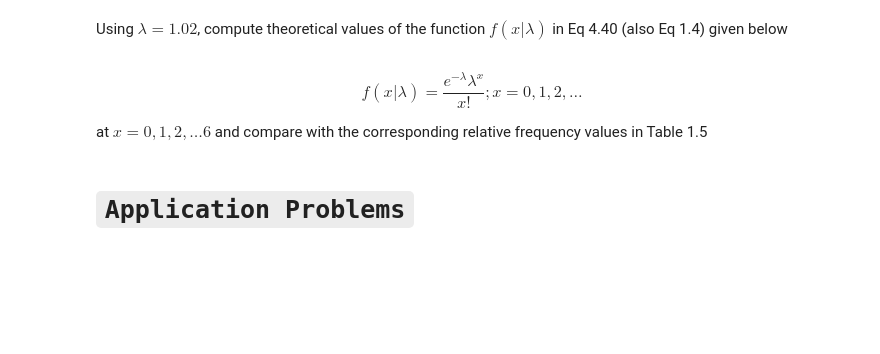
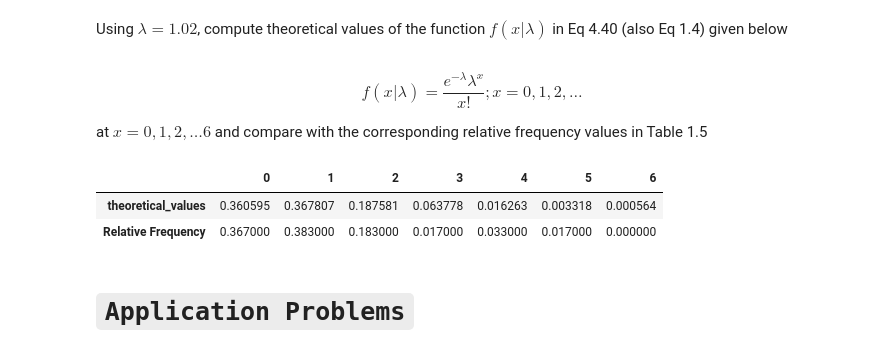
Before and after one commit to ayushi-b/Random_Phenomena_by_Babatunde_Ogunnaike, a Jupyter notebook: Chapter 1/Chapter 1.ipynb, the cells around one changed output. Drawn from its saved outputs; the diff is of its cells as text; code cells hidden in the pictures; blank space fills up the shorter version.

```diff
--- a/Chapter 1/Chapter 1.ipynb
+++ b/Chapter 1/Chapter 1.ipynb
@@ -425,6 +648,28 @@ f(x|\lambda) = \frac{e^{-\lambda}\lambda^x}{x!}; x= 0, 1, 2,\ldots
 $$
 
 at $x= 0, 1, 2, \ldots 6$ and compare with the corresponding relative frequency values in Table 1.5
+# %%
+def function_of_x(x, lmbda=1.02):
+    value = (np.exp(-lmbda)*(lmbda**x))/math.factorial(x)
+    return value
+
+center_points = list(range(0,7))
+
+theoretical_values = []
+for centre_pt in center_points:
+    theoretical_values.append(function_of_x(centre_pt))
+
+comparision_df = pd.DataFrame(
+    [theoretical_values, table1_5['Relative Frequency'].values.tolist()],
+    columns=center_points,
+    index=['theoretical_values', 'Relative Frequency']
+)
+
+comparision_df
+# %% [output]
+|  | 0 | 1 | 2 | 3 | 4 | 5 | 6 |
+| theoretical_values | 0.360595 | 0.367807 | 0.187581 | 0.063778 | 0.016263 | 0.003318 | 0.000564 |
+| Relative Frequency | 0.367000 | 0.383000 | 0.183000 | 0.017000 | 0.033000 | 0.017000 | 0.000000 |
 # %% [markdown]
 # `Application Problems`
 # %% [markdown]
```
Also changed, not shown: parts of 9 cells of this notebook, 3 other files.
